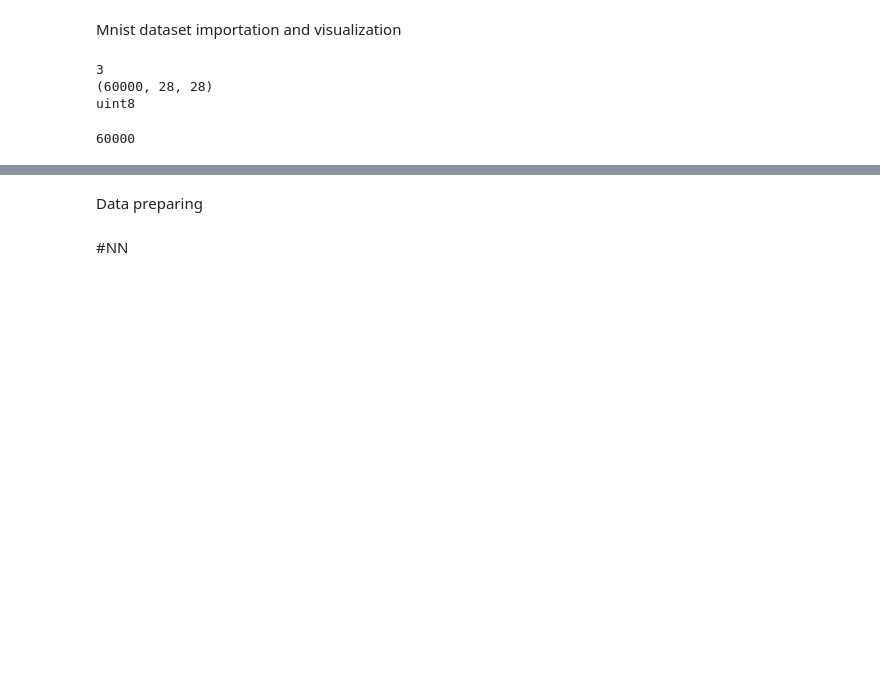
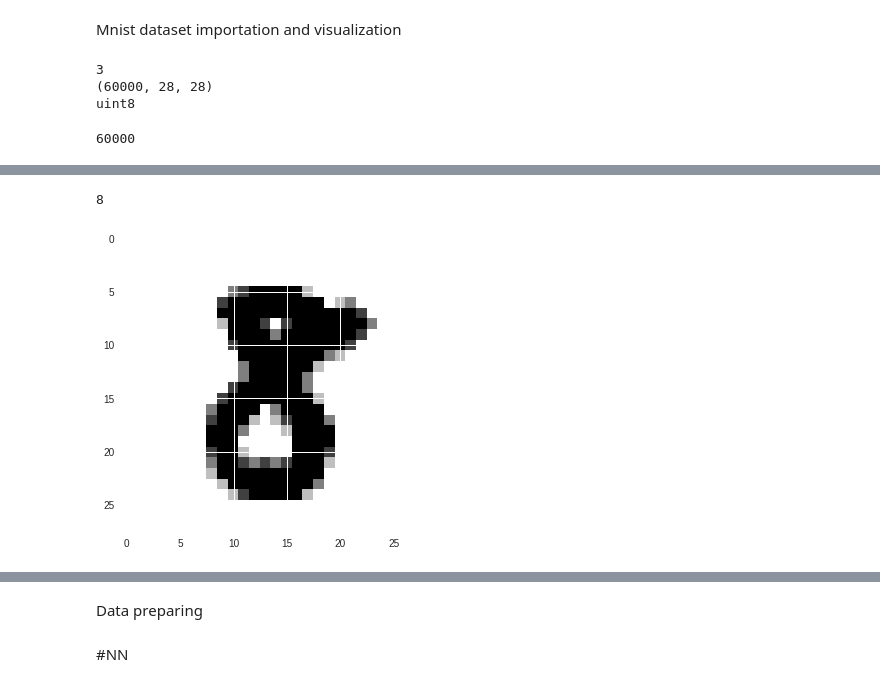
Before and after one commit to DennisDv24/DLpractice-MnistClasifier, a Jupyter notebook: Dlpractice.ipynb, the cells around one changed output, grey strips where cells are left out. Drawn from its saved outputs; the diff is of its cells as text; code cells hidden in the pictures; blank space fills up the shorter version.

```diff
--- a/Dlpractice.ipynb
+++ b/Dlpractice.ipynb
@@ -42,3 +42,9 @@ print(y_train[umpteenthElement]) #mostramos la "label" del enesimo elemento
+# %%
+plt.imshow(x_test[umpteenthElement], cmap = plt.cm.binary) #mapeamos una "x" enesima en forma de imagen
+print(y_test[umpteenthElement])
+# %% [output]
+8
+[figure, added]
 # %%
 np.set_printoptions(precision=2, suppress=True, linewidth=500) #cambiamos valores para print desde numpy
 print(np.matrix(x_train[umpteenthElement]))  #mostramos el enesimo "x" en su forma de arreglo (Matriz)
```
Also changed, not shown: parts of 8 cells of this notebook.
